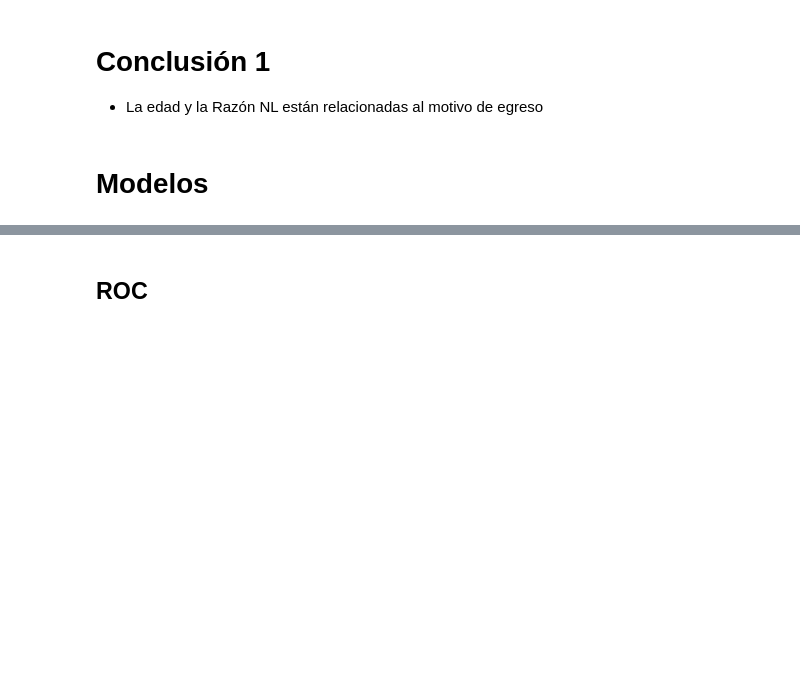
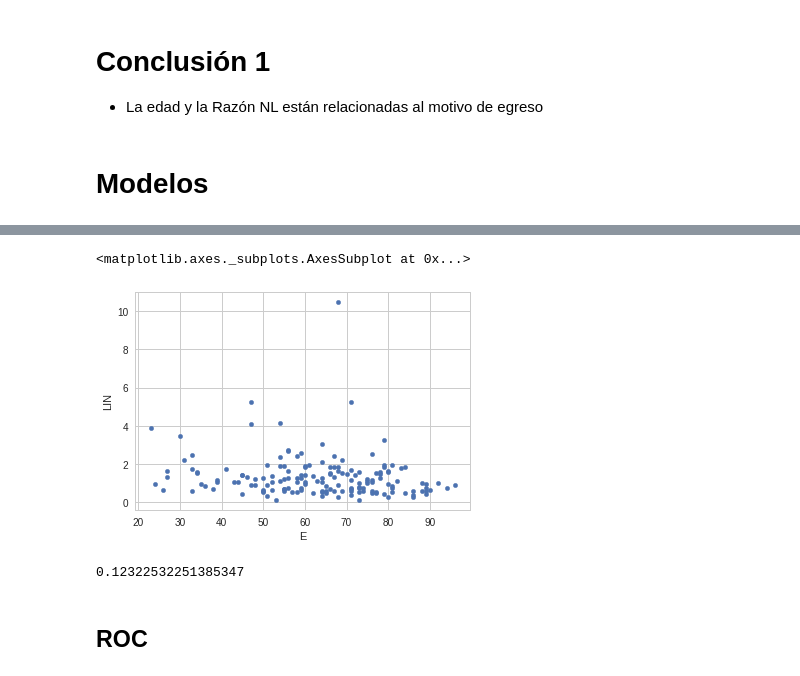
Before and after one commit to jesusmendoza/Brenda, a Jupyter notebook: BRENDA/BRENDA.ipynb, the cells around one changed output, grey strips where cells are left out. Saved outputs shown, nothing was run; the diff lists cells and outputs as text; code cells hidden in the pictures; blank space fills up the shorter version.

```diff
--- a/BRENDA/BRENDA.ipynb
+++ b/BRENDA/BRENDA.ipynb
@@ -257,3 +277,12 @@ ValueError: Found input variables with inconsistent numbers of samples: [159, 1]
+# %%
+df.plot(x='E',y='LIN',kind = 'scatter')
+# %% [output]
+<matplotlib.axes._subplots.AxesSubplot at 0x...>
+[figure, added]
+# %%
+df.E.corr(df.RNL)
+# %% [output]
+0.12322532251385347
 # %% [markdown]
 ## ROC
 # %%
```
Also changed, not shown: parts of 14 cells of this notebook.
